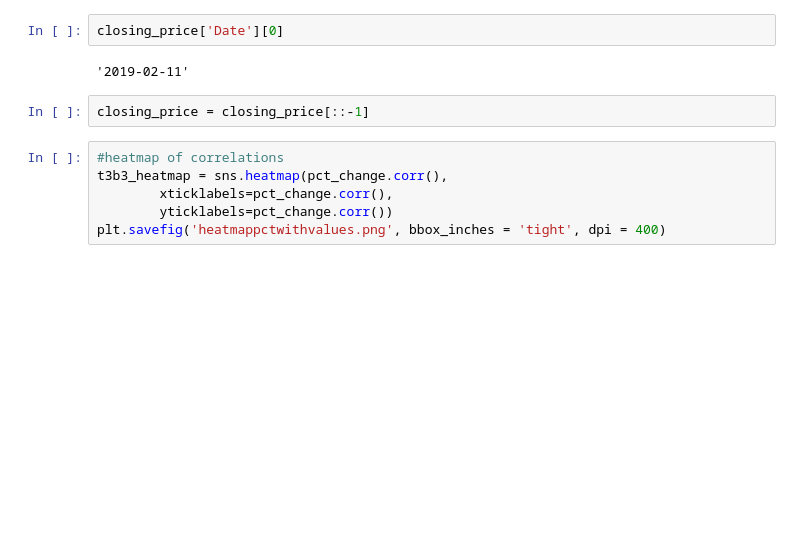
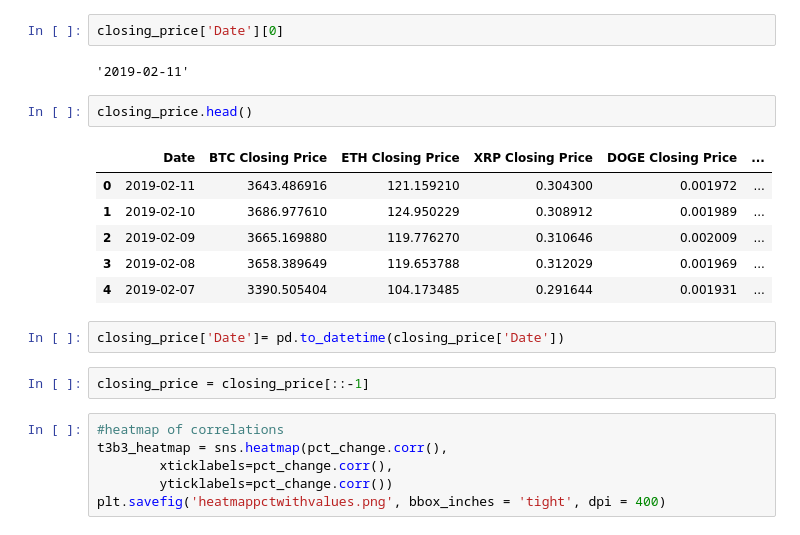
Before and after one commit to kevzha/CryptoAnalysis, a Jupyter notebook: Heatmaps_Graphing-with SciPi.ipynb, the cells around one changed output. Drawn from its saved outputs; the diff is of its cells as text; blank space fills up the shorter version.

Commit message:
working on date time

```diff
--- a/Heatmaps_Graphing-with SciPi.ipynb
+++ b/Heatmaps_Graphing-with SciPi.ipynb
@@ -20,6 +20,17 @@ pct_change.corr().head()
 closing_price['Date'][0]
 # %% [output]
 '2019-02-11'
+# %%
+closing_price.head()
+# %% [output]
+|  | Date | BTC Closing Price | ETH Closing Price | XRP Closing Price | DOGE Closing Price | ... |
+| 0 | 2019-02-11 | 3643.486916 | 121.159210 | 0.304300 | 0.001972 | ... |
+| 1 | 2019-02-10 | 3686.977610 | 124.950229 | 0.308912 | 0.001989 | ... |
+| 2 | 2019-02-09 | 3665.169880 | 119.776270 | 0.310646 | 0.002009 | ... |
+| 3 | 2019-02-08 | 3658.389649 | 119.653788 | 0.312029 | 0.001969 | ... |
+| 4 | 2019-02-07 | 3390.505404 | 104.173485 | 0.291644 | 0.001931 | ... |
+# %%
+closing_price['Date']= pd.to_datetime(closing_price['Date'])
 # %%
 closing_price = closing_price[::-1]
 # %%
```
Also changed, not shown: 2 other files.
